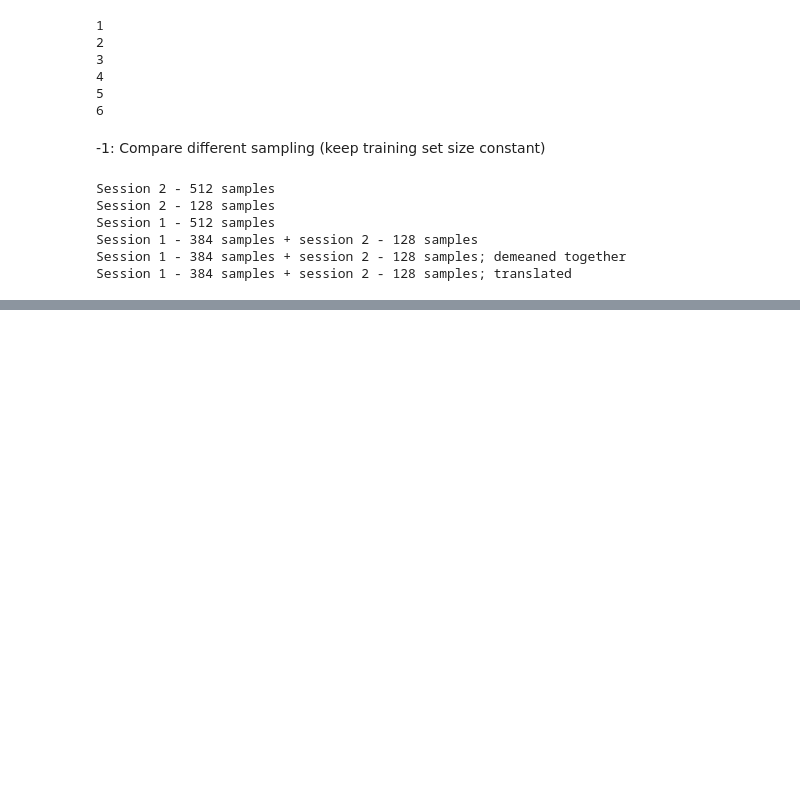
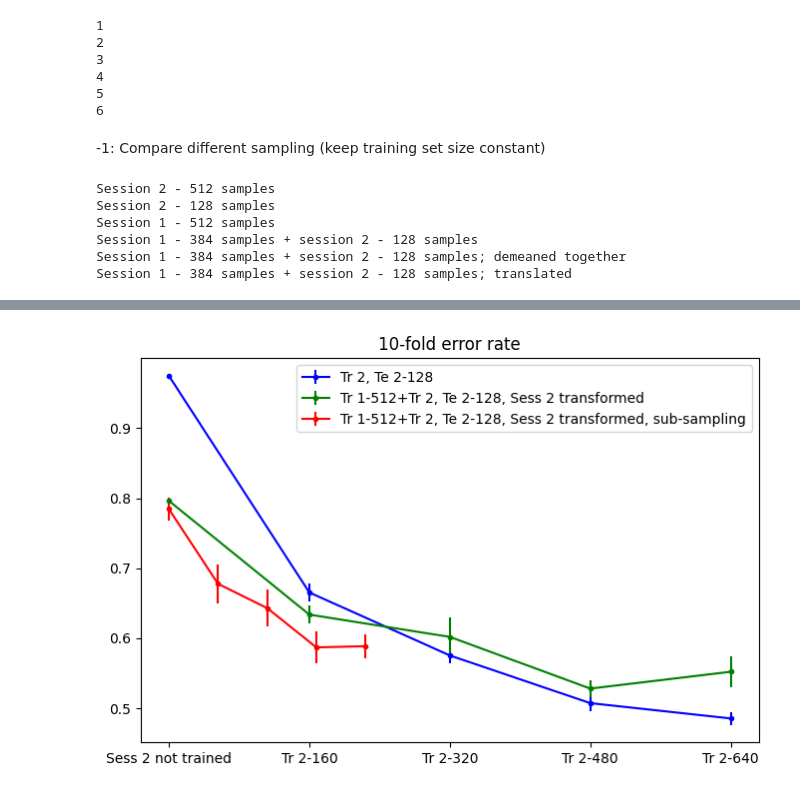
Before and after one commit to ctu-3u/speechBCI, a Jupyter notebook: Practice/0410_phone_classi.ipynb, the cells around one changed output, grey strips where cells are left out. Cells and saved outputs as stored; diff of their text form; code cells hidden in the pictures; blank space fills up the shorter version.

```diff
--- a/Practice/0410_phone_classi.ipynb
+++ b/Practice/0410_phone_classi.ipynb
@@ -852,0 +1279,23 @@ Session 1 - 384 samples + session 2 - 128 samples; translated
+# %%
+errors = np.zeros((3, 5))
+stds = np.zeros((3, 5))
+
+errors[0,:] = 1 - np.array([1/40, 0.334666667, 0.424666667, 0.492833333, 0.514666667])
+stds[0,:] = [0, 0.012389512, 0.011792182, 0.011360262, 0.009288583]
+errors[1,:] = 1 - np.array([0.203666667, 0.366333333, 0.398166667, 0.472, 0.448])
+stds[1,:] = [0.005126185, 0.012567595, 0.027276363, 0.012545473, 0.022444994]
+errors[2,:] = 1 - np.array([0.215333333, 0.322333333, 0.357, 0.413166667, 0.4115])
+stds[2,:] = [0.016688319, 0.027529782, 0.026223399, 0.022480856, 0.016744817]
+
+groups = ["Sess 2 not trained", "Tr 2-160", "Tr 2-320", "Tr 2-480", "Tr 2-640"]
+
+plt.figure(figsize=(8,5))
+plt.errorbar(range(5), errors[0,:], yerr=stds[0,:], c='b', marker='.', label="Tr 2, Te 2-128")
+plt.errorbar(range(5), errors[1,:], yerr=stds[1,:], c='g', marker='.', label="Tr 1-512+Tr 2, Te 2-128, Sess 2 transformed")
+plt.errorbar(np.arange(0,5)*7/20, errors[2,:], yerr=stds[2,:], c='r', marker='.', label="Tr 1-512+Tr 2, Te 2-128, Sess 2 transformed, sub-sampling")
+plt.xticks(range(5), groups, rotation=0)
+plt.title("10-fold error rate")
+plt.legend()
+plt.show()
+# %% [output]
+[figure, added]
```
Also changed, not shown: parts of 19 cells of this notebook, 6 other files.
